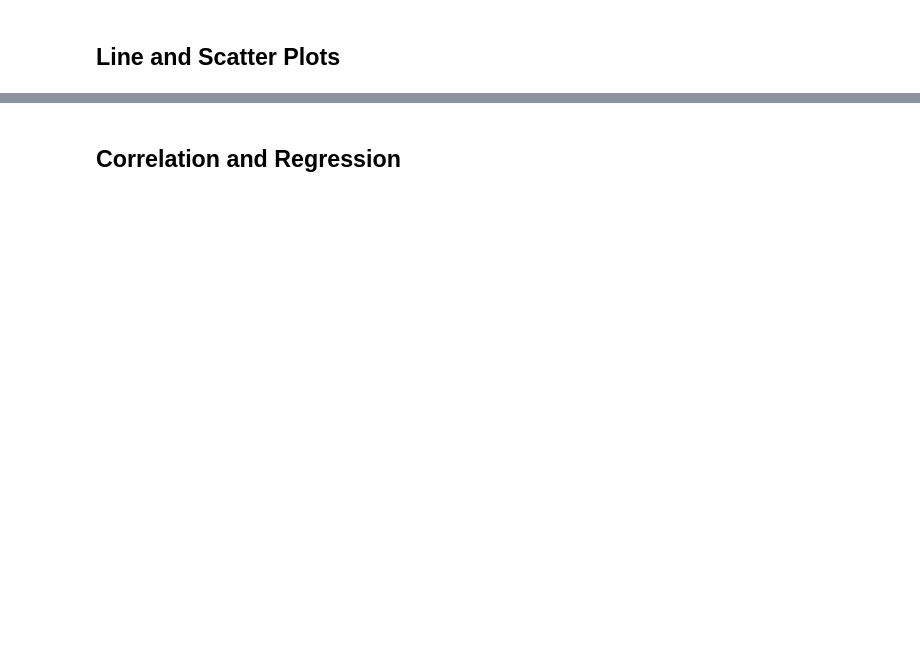
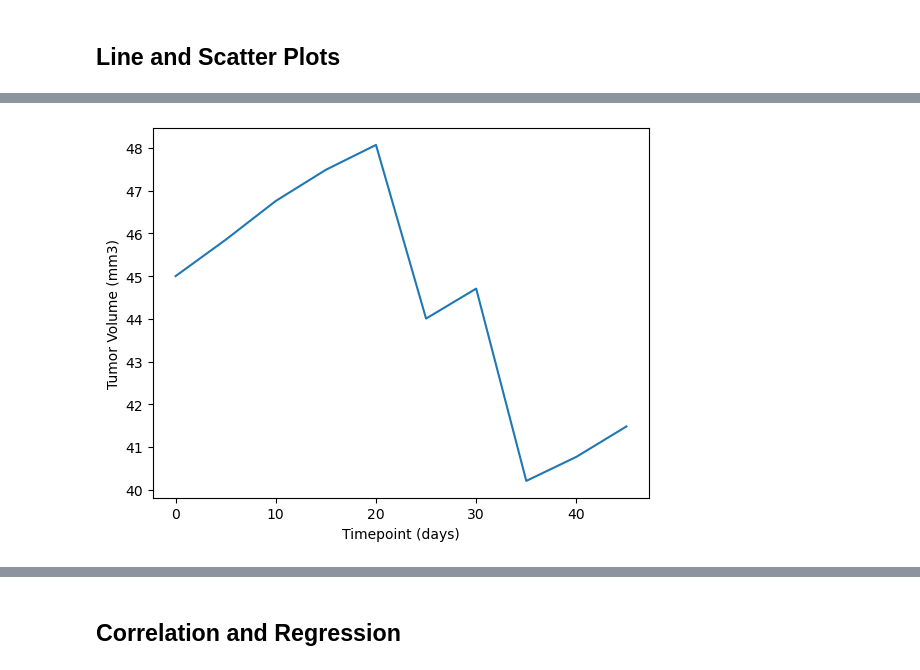
Before and after one commit to szuckerbrow/matplotlib-challenge, a Jupyter notebook: Pymaceuticals/pymaceuticals_starter.ipynb, the cells around one changed output, grey strips where cells are left out. Cells and saved outputs as stored; diff of their text form; code cells hidden in the pictures; blank space fills up the shorter version.

```diff
--- a/Pymaceuticals/pymaceuticals_starter.ipynb
+++ b/Pymaceuticals/pymaceuticals_starter.ipynb
@@ -264,0 +495,22 @@ Ceftamin's potential outliers: Series([], Name: Tumor Volume (mm3), dtype: float
+# %%
+# Generate a line plot of tumor volume vs. time point for a single mouse treated with Capomulin
+#loc from main data set where drug regimen == capomulin
+#2nd loc mouse id == mouse l509
+#x values timepoint - data_no_duplicate Timepoint
+#y values tumor volume
+data_capomulin = data_no_duplicate[data_no_duplicate["Drug Regimen"] == "Capomulin"]
+data_capomulin_l509 = data_capomulin[data_capomulin["Mouse ID"] == "l509"]
+
+x_values = data_capomulin_l509["Timepoint"]
+y_values = data_capomulin_l509["Tumor Volume (mm3)"]
+
+# Plotting the data
+plt.plot(x_values, y_values)
+
+# Adding labels and title
+plt.xlabel('Timepoint (days)')
+plt.ylabel("Tumor Volume (mm3)")
+
+plt.show()
+# %% [output]
+[figure, added]
```
Also changed, not shown: parts of 15 cells of this notebook.
